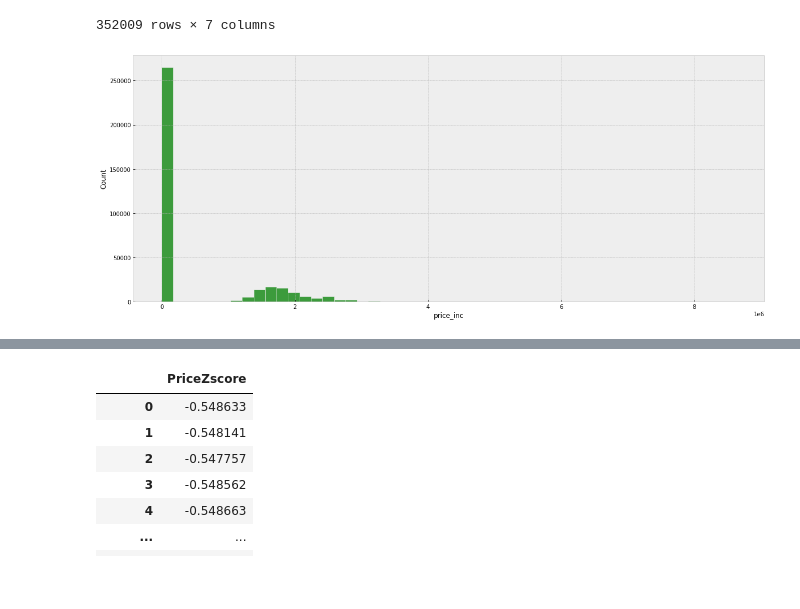
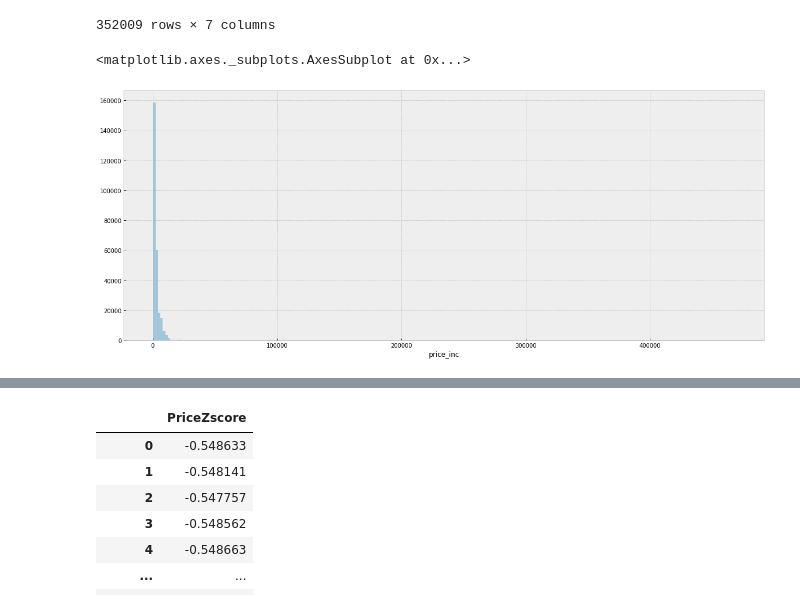
Before and after one commit to junheeyoon/alps, a Jupyter notebook: infare_eda.ipynb, the cells around one changed output, grey strips where cells are left out. Cells and saved outputs as stored; diff of their text form; code cells hidden in the pictures; blank space fills up the shorter version.

```diff
--- a/infare_eda.ipynb
+++ b/infare_eda.ipynb
@@ -211,13 +211,8 @@ import matplotlib.pyplot as plt
 plt.style.use('bmh')
 # %%
 plt.figure(figsize=(20, 8))
-sns.histplot(df_all['price_inc'], color='g', bins=50);
-
-# basic scatterplot
-sns.lmplot( x="sepal_length", y="sepal_width", data=df, fit_reg=False)
-
-# control x and y limits
-sns.plt.ylim(0, 20)
-sns.plt.xlim(0, None)
+#sns.histplot(df_all['price_inc'], color='g', bins=50);
+sns.distplot(df_all['price_inc'], bins=50, kde=False, hist_kws={'range':(100,100000)})
 # %% [output]
+<matplotlib.axes._subplots.AxesSubplot at 0x...>
-[figure, old version]
+[figure, new version]
```
Also changed, not shown: parts of 1 cell of this notebook.
